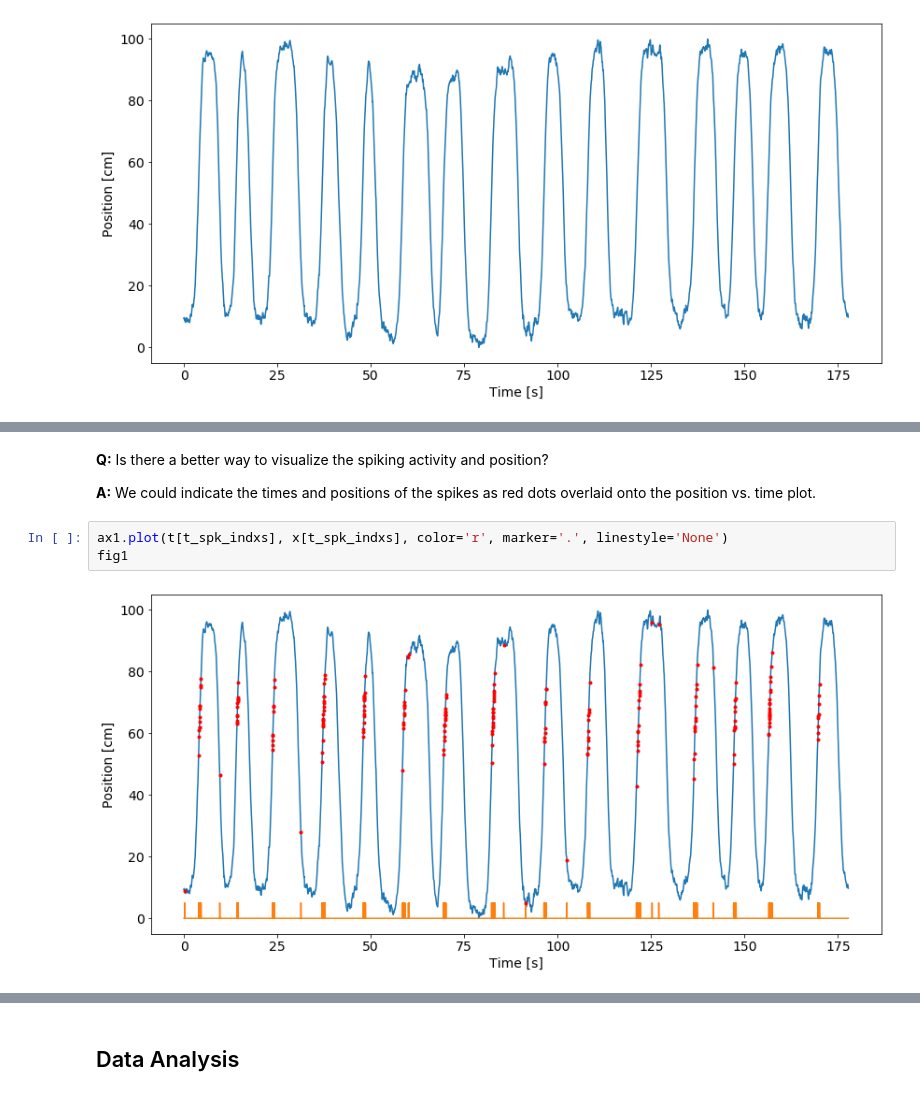
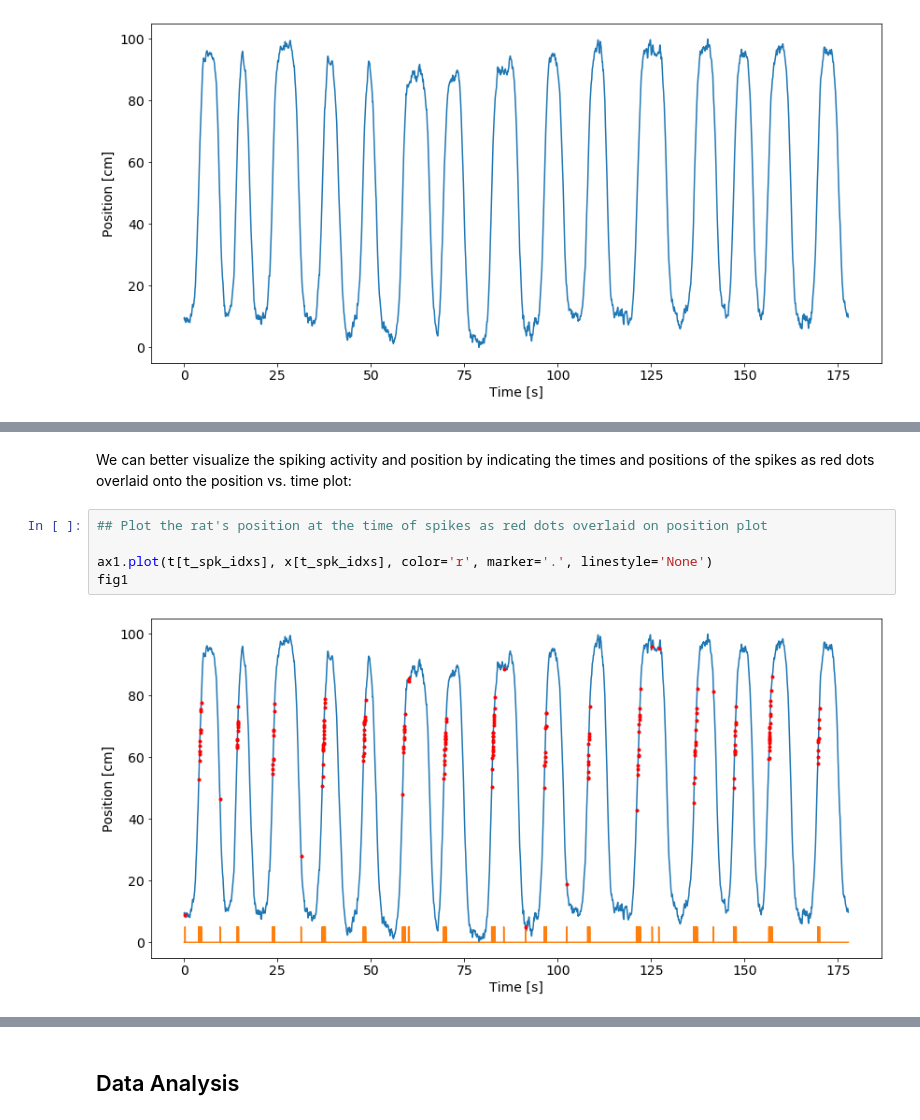
Before and after one commit to jaib1/Case-Studies-Python, a Jupyter notebook: content/09/point-process-glms.ipynb, the cells around one changed output, grey strips where cells are left out. Saved outputs shown, nothing was run; the diff lists cells and outputs as text.

```diff
--- a/content/09/point-process-glms.ipynb
+++ b/content/09/point-process-glms.ipynb
@@ -114,13 +109,12 @@ fig1
 # %% [markdown]
-
-**Q:** Is there a better way to visualize the spiking activity and position?
-
-**A:** We could indicate the times and positions of the spikes as red dots overlaid onto the position vs. time plot.
+We can better visualize the spiking activity and position by indicating the times and positions of the spikes as red dots overlaid onto the position vs. time plot:
-# %%
-ax1.plot(t[t_spk_indxs], x[t_spk_indxs], color='r', marker='.', linestyle='None')
-fig1
-# %% [output]
-[figure, removed]
+# %%
+## Plot the rat's position at the time of spikes as red dots overlaid on position plot
+
+ax1.plot(t[t_spk_idxs], x[t_spk_idxs], color='r', marker='.', linestyle='None')
+fig1
+# %% [output]
+[figure, added]
 # %% [markdown]
 From the above figure, it is clear that the preponderance of the spiking is occurring whenever the rat is running up the track, in the direction where `x` is increasing, at values of `x` ranging from about 50 cm to about 80 cm. We do not see the same spiking activity in this region when the rat is running back down the track, in the direction where `x` is decreasing. A few spikes occur at other locations, but these appear sparse compared to the place-specific firing in this region.
 
```
Also changed, not shown: parts of 172 cells of this notebook, 2 other files.
